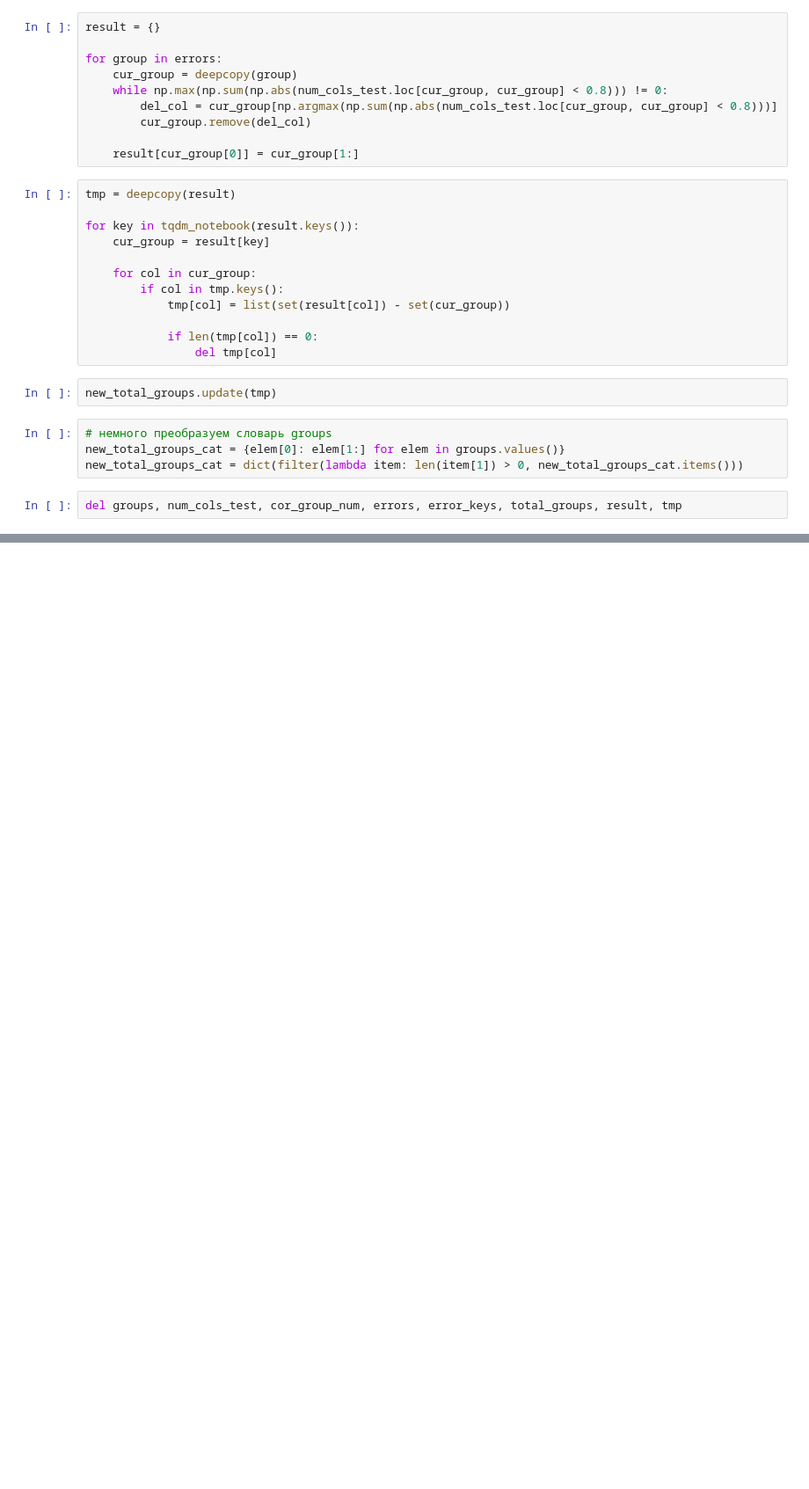
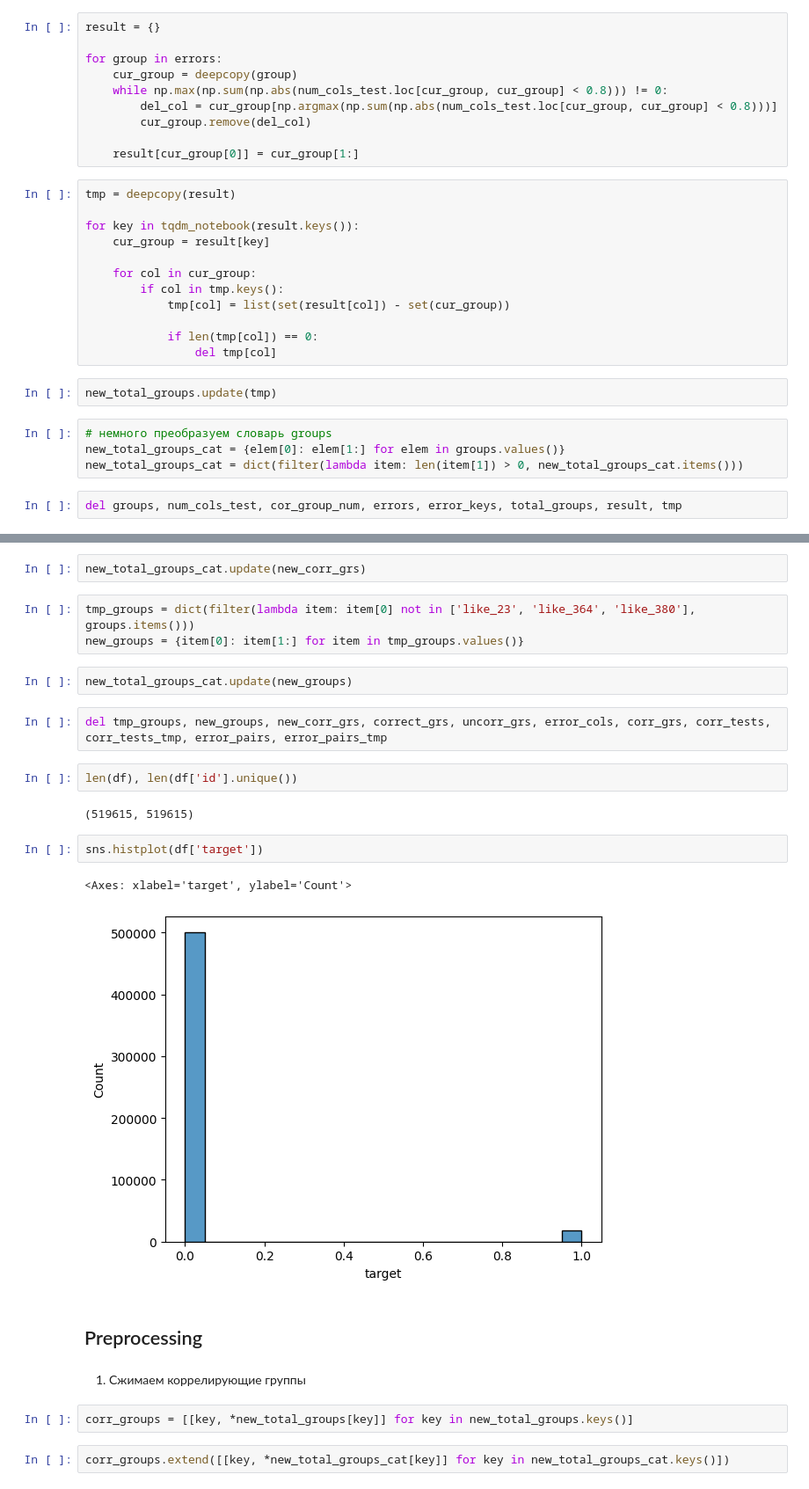
Before and after one commit to Elena-Semerova/it_purple_hack_sber_task, a Jupyter notebook: notebooks/eda/sber-ad.ipynb, the cells around one changed output, grey strips where cells are left out. Shown: that part at 88% size. Saved outputs shown, nothing was run; the diff lists cells and outputs as text; blank space fills up the shorter version.

```diff
--- a/notebooks/eda/sber-ad.ipynb
+++ b/notebooks/eda/sber-ad.ipynb
@@ -832,0 +1108,26 @@ del groups, num_cols_test, cor_group_num, errors, error_keys, total_groups, resu
+# %%
+new_total_groups_cat.update(new_corr_grs)
+# %%
+tmp_groups = dict(filter(lambda item: item[0] not in ['like_23', 'like_364', 'like_380'], groups.items()))
+new_groups = {item[0]: item[1:] for item in tmp_groups.values()}
+# %%
+new_total_groups_cat.update(new_groups)
+# %%
+del tmp_groups, new_groups, new_corr_grs, correct_grs, uncorr_grs, error_cols, corr_grs, corr_tests, corr_tests_tmp, error_pairs, error_pairs_tmp
+# %%
+len(df), len(df['id'].unique())
+# %% [output]
+(519615, 519615)
+# %%
+sns.histplot(df['target'])
+# %% [output]
+<Axes: xlabel='target', ylabel='Count'>
+[figure, added]
+# %% [markdown]
+## Preprocessing
+# %% [markdown]
+1) Сжимаем коррелирующие группы
+# %%
+corr_groups = [[key, *new_total_groups[key]] for key in new_total_groups.keys()]
+# %%
+corr_groups.extend([[key, *new_total_groups_cat[key]] for key in new_total_groups_cat.keys()])
```
Also changed, not shown: parts of 27 cells of this notebook, 29 other files.
